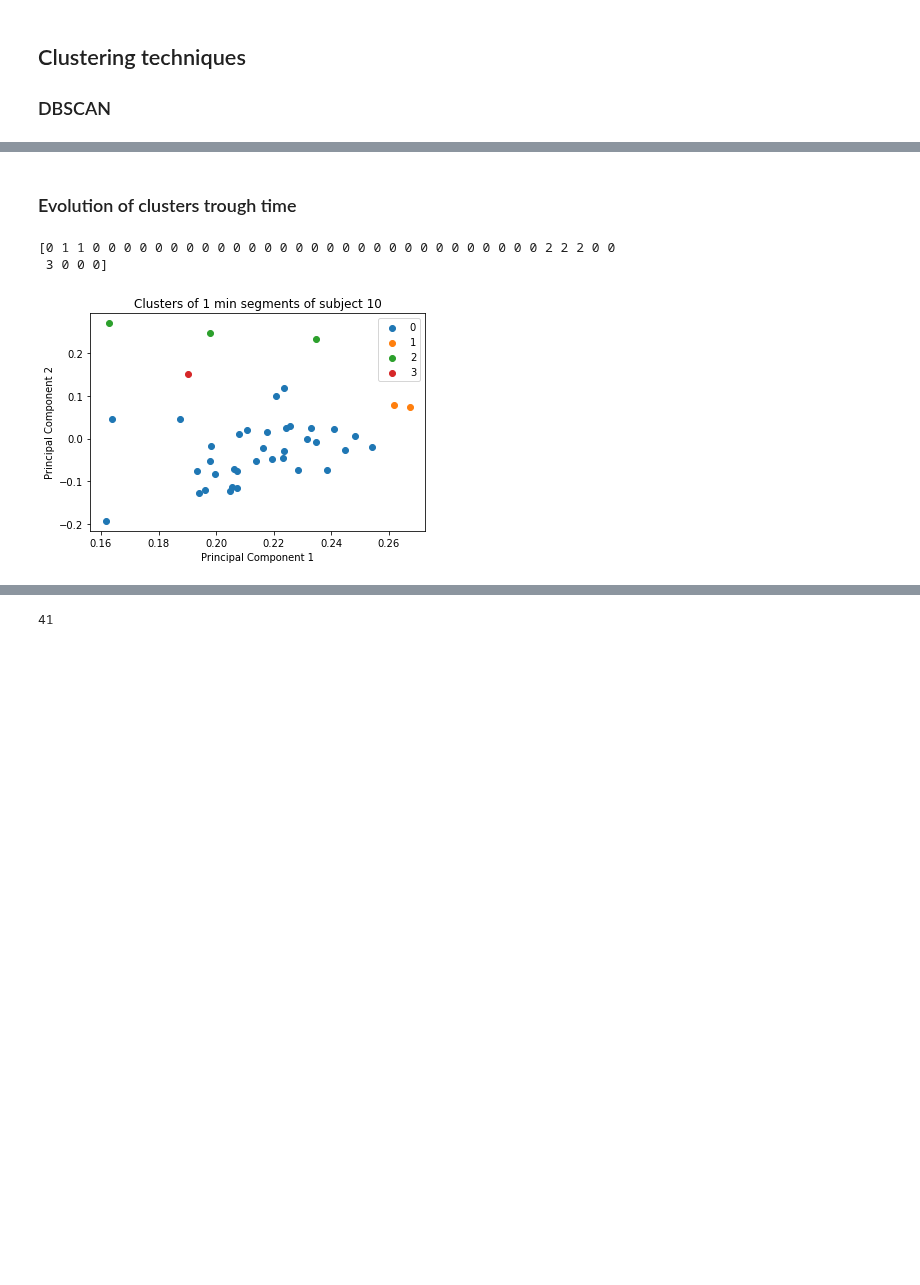
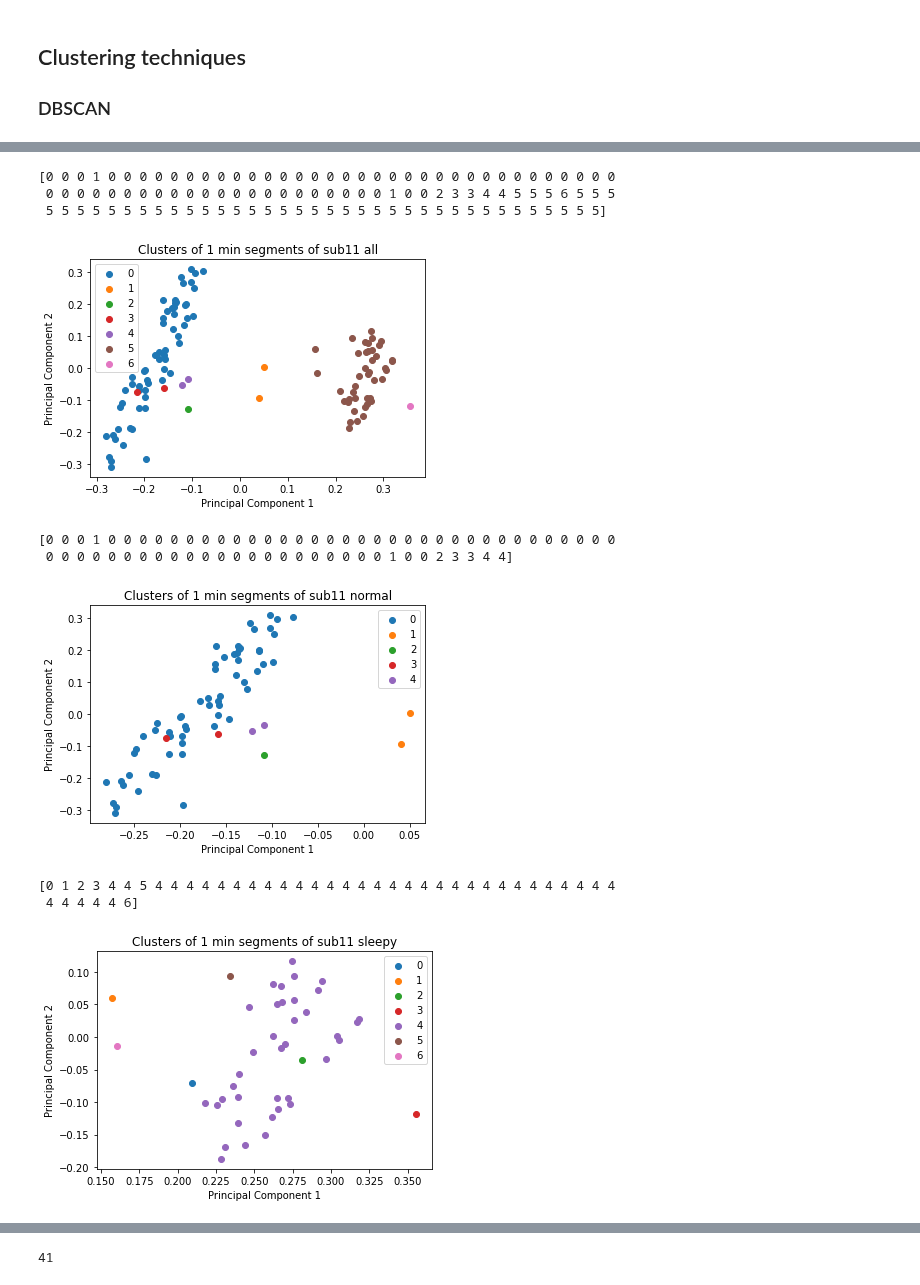
Before and after one commit to fruste/driver-drowsiness, a Jupyter notebook: code/embeddings_analysis.ipynb, the cells around one changed output, grey strips where cells are left out. Drawn from its saved outputs; the diff is of its cells as text; code cells hidden in the pictures; blank space fills up the shorter version.

```diff
--- a/code/embeddings_analysis.ipynb
+++ b/code/embeddings_analysis.ipynb
@@ -34,7 +34,8 @@ def embeddings_segment(embeddings, video_len, segment_len):
     normalized_embeddings = preprocessing.normalize(avg_embeddings, norm='l2')
     return normalized_embeddings
 # %%
-norm_embs, sleep_embs = load_embeddings('sub10')
+subject = 'sub11'
+norm_embs, sleep_embs = load_embeddings(subject)
 
 print(len(norm_embs), len(sleep_embs))
 avg_norm_embs = embeddings_segment(norm_embs, len(norm_embs), 46 * 60)
@@ -133,27 +96,39 @@ print(all_values)
-# %% [markdown]
-### Evolution of clusters trough time
 # %%
-cluster_model = DBSCAN(eps = 0.25, min_samples = 1).fit(np.array(avg_norm_embs))
-labels = cluster_model.labels_
-uni_labels = np.unique(labels)
-print(labels)
+def plot_clusters(embs, pri_comps, epsilon, cond):
+    cluster_model = DBSCAN(eps = epsilon, min_samples = 1).fit(np.array(embs))
+    labels = cluster_model.labels_
+    uni_labels = np.unique(labels)
+    print(labels)
 
-all_values = []
-for label in uni_labels:
-    label_values = []
-    for i, emb in enumerate(pc_normal):
-        if labels[i] == label:
-            label_values.append(list(pc_normal[i]))
-    plt.scatter(np.array(label_values)[:,0], np.array(label_values)[:,1], label = str(label))
+    all_values = []
+    for label in uni_labels:
+        label_values = []
+        for i, emb in enumerate(pri_comps):
+            if labels[i] == label:
+                label_values.append(list(pri_comps[i]))
+        plt.scatter(np.array(label_values)[:,0], np.array(label_values)[:,1], label = str(label))
 
-plt.xlabel('Principal Component 1')
-plt.ylabel('Principal Component 2')
-plt.title('Clusters of 1 min segments of subject 10')
-plt.legend()
+    plt.xlabel('Principal Component 1')
+    plt.ylabel('Principal Component 2')
+    plt.title('Clusters of 1 min segments of ' + subject + " " + cond)
+    plt.legend()
 
-plt.savefig('../figures/clusters_sub10_normal.jpg')
-plt.show()
+    plt.savefig('../figures/clusters_' + subject + '_' + cond + '.jpg')
+    plt.show()
+
+    return labels
+
+all_labels = plot_clusters(all_embs, pri_comps, 0.29, "all")
+normal_labels = plot_clusters(avg_norm_embs, pc_normal, 0.28, "normal")
+sleep_labels = plot_clusters(avg_sleep_embs, pc_sleep, 0.24, "sleepy")
 # %% [output]
-[0 1 1 0 0 0 0 0 0 0 0 0 0 0 0 0 0 0 0 0 0 0 0 0 0 0 0 0 0 0 0 0 2 2 2 0 0
- 3 0 0 0]
+[0 0 0 1 0 0 0 0 0 0 0 0 0 0 0 0 0 0 0 0 0 0 0 0 0 0 0 0 0 0 0 0 0 0 0 0 0
+ 0 0 0 0 0 0 0 0 0 0 0 0 0 0 0 0 0 0 0 0 0 0 1 0 0 2 3 3 4 4 5 5 5 6 5 5 5
+ 5 5 5 5 5 5 5 5 5 5 5 5 5 5 5 5 5 5 5 5 5 5 5 5 5 5 5 5 5 5 5 5 5 5 5 5]
-[figure, old version]
+[figure, new version]
+[0 0 0 1 0 0 0 0 0 0 0 0 0 0 0 0 0 0 0 0 0 0 0 0 0 0 0 0 0 0 0 0 0 0 0 0 0
+ 0 0 0 0 0 0 0 0 0 0 0 0 0 0 0 0 0 0 0 0 0 0 1 0 0 2 3 3 4 4]
+[figure, added]
+[0 1 2 3 4 4 5 4 4 4 4 4 4 4 4 4 4 4 4 4 4 4 4 4 4 4 4 4 4 4 4 4 4 4 4 4 4
+ 4 4 4 4 4 6]
+[figure, added]
```
Also changed, not shown: parts of 12 cells of this notebook, 42 other files.
